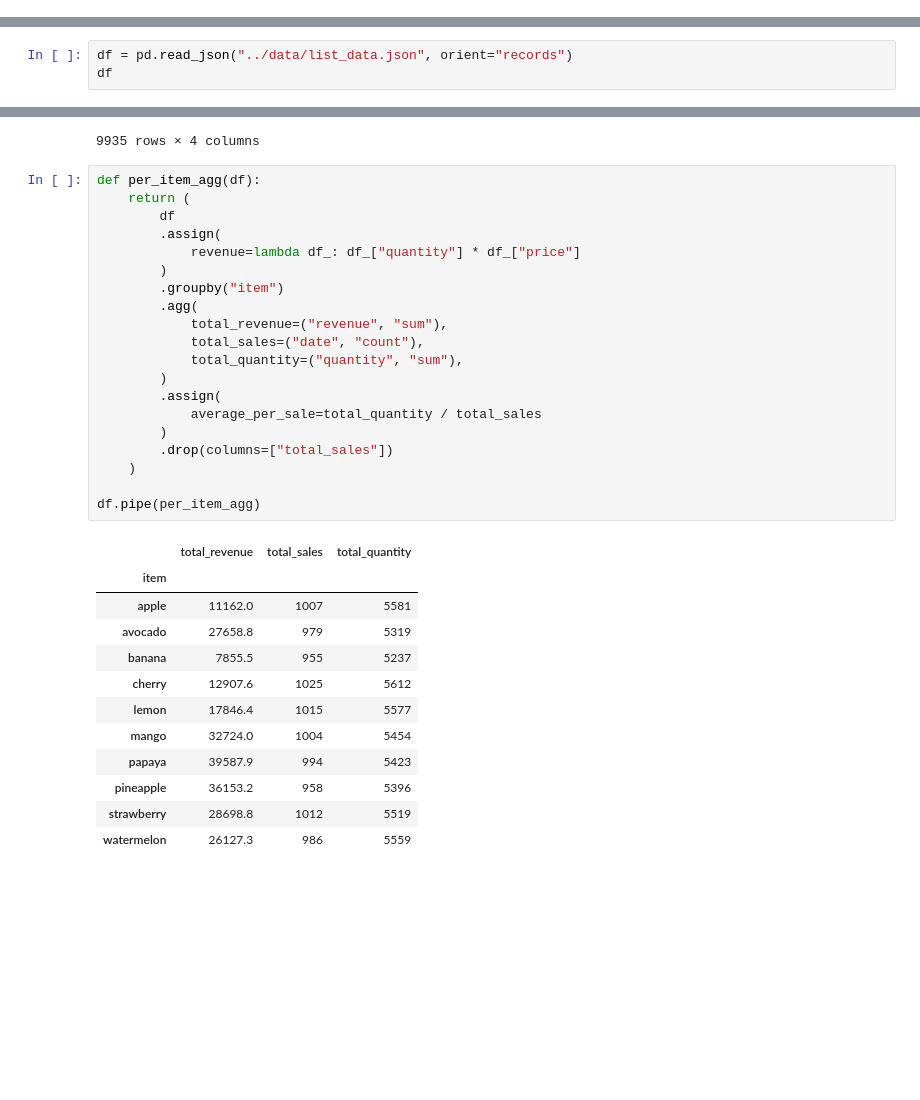
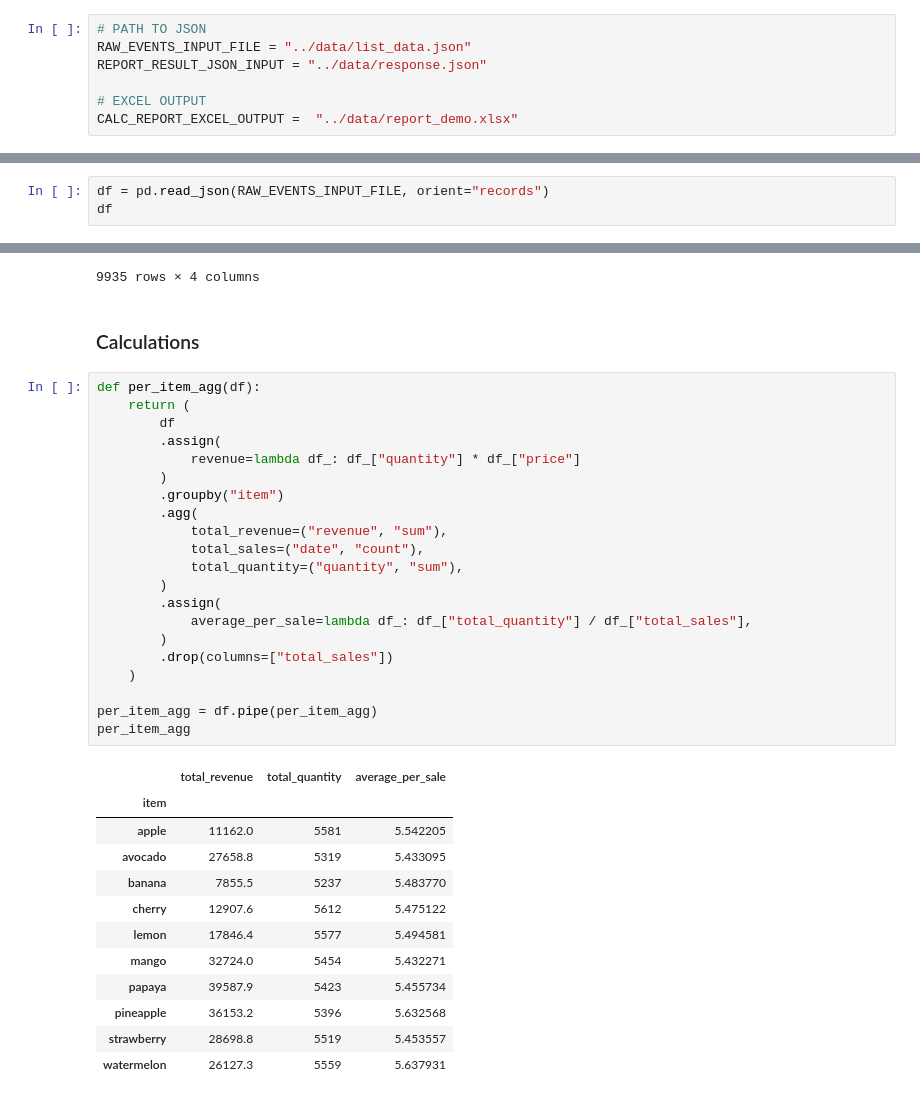
Before and after one commit to FernandoAFS/fruit-store, a Jupyter notebook: data-lab/report_check.ipynb, the cells around one changed output, grey strips where cells are left out. Saved outputs shown, nothing was run; the diff lists cells and outputs as text; blank space fills up the shorter version.

```diff
--- a/data-lab/report_check.ipynb
+++ b/data-lab/report_check.ipynb
@@ -2,0 +10,7 @@ import pandas as pd
+# %%
+# PATH TO JSON
+RAW_EVENTS_INPUT_FILE = "../data/list_data.json"
+REPORT_RESULT_JSON_INPUT = "../data/response.json"
+
+# EXCEL OUTPUT
+CALC_REPORT_EXCEL_OUTPUT =  "../data/report_demo.xlsx"
@@ -3,5 +23,5 @@ import pandas as pd
 # %%
-df = pd.read_json("../data/list_data.json", orient="records")
+df = pd.read_json(RAW_EVENTS_INPUT_FILE, orient="records")
 df
 # %% [output]
 |  | date | quantity | item | price |
@@ -17,39 +37,42 @@ df
 | 9933 | 2023-12-30 22:12:52+00:00 | 7 | cherry | 2.3 |
 | 9934 | 2023-12-30 23:51:19+00:00 | 10 | mango | 6.0 |
 9935 rows × 4 columns
+# %% [markdown]
+### Calculations
 # %%
 def per_item_agg(df):
     return (
         df
         .assign(
             revenue=lambda df_: df_["quantity"] * df_["price"]
         )
         .groupby("item")
         .agg(
             total_revenue=("revenue", "sum"),
             total_sales=("date", "count"),
             total_quantity=("quantity", "sum"),
         )
         .assign(
-            average_per_sale=total_quantity / total_sales
+            average_per_sale=lambda df_: df_["total_quantity"] / df_["total_sales"],
         )
         .drop(columns=["total_sales"])
     )
 
-df.pipe(per_item_agg)
+per_item_agg = df.pipe(per_item_agg)
+per_item_agg
 # %% [output]
-|  | total_revenue | total_sales | total_quantity |
+|  | total_revenue | total_quantity | average_per_sale |
 | item |  |  |  |
-| apple | 11162.0 | 1007 | 5581 |
-| avocado | 27658.8 | 979 | 5319 |
-| banana | 7855.5 | 955 | 5237 |
-| cherry | 12907.6 | 1025 | 5612 |
-| lemon | 17846.4 | 1015 | 5577 |
-| mango | 32724.0 | 1004 | 5454 |
-| papaya | 39587.9 | 994 | 5423 |
-| pineapple | 36153.2 | 958 | 5396 |
-| strawberry | 28698.8 | 1012 | 5519 |
-| watermelon | 26127.3 | 986 | 5559 |
+| apple | 11162.0 | 5581 | 5.542205 |
+| avocado | 27658.8 | 5319 | 5.433095 |
+| banana | 7855.5 | 5237 | 5.483770 |
+| cherry | 12907.6 | 5612 | 5.475122 |
+| lemon | 17846.4 | 5577 | 5.494581 |
+| mango | 32724.0 | 5454 | 5.432271 |
+| papaya | 39587.9 | 5423 | 5.455734 |
+| pineapple | 36153.2 | 5396 | 5.632568 |
+| strawberry | 28698.8 | 5519 | 5.453557 |
+| watermelon | 26127.3 | 5559 | 5.637931 |
 # %%
 def per_item_month_agg(df):
     return (
```
Also changed, not shown: parts of 16 cells of this notebook.
